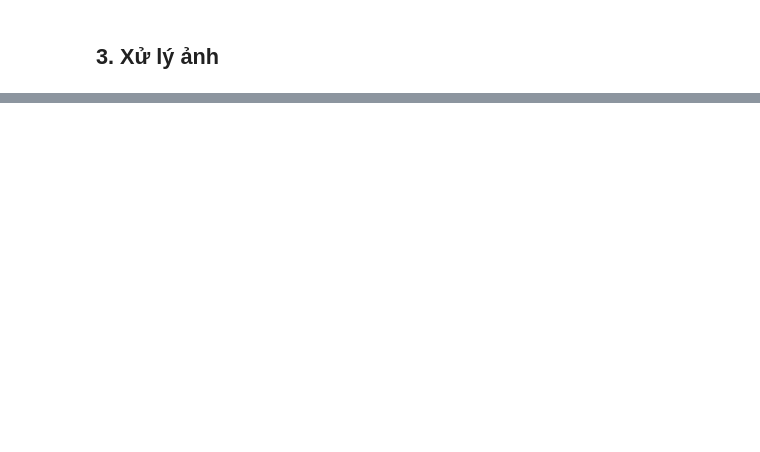
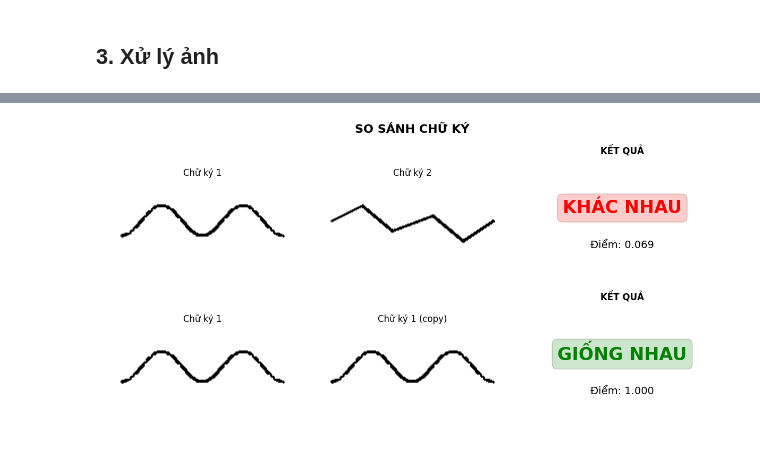
Before and after one commit to Duc-bug/DoanXLAS-Nhom23, a Jupyter notebook: Nhan_Dien_Chu_Ky.ipynb, the cells around one changed output, grey strips where cells are left out. Drawn from its saved outputs; the diff is of its cells as text; code cells hidden in the pictures; blank space fills up the shorter version.

```diff
--- a/Nhan_Dien_Chu_Ky.ipynb
+++ b/Nhan_Dien_Chu_Ky.ipynb
@@ -310,0 +195,75 @@ Ty le tuong dong: 51.6%
+# %%
+# 🎯 SO SÁNH
+
+def compare_simple(img1, img2):
+    """So sánh """
+    # Dùng thuật toán nghiêm ngặt đã tạo
+    similarity, _ = compare_signatures_strict(img1, img2)
+
+    # Ngưỡng 0.75
+    if similarity >= 0.75:
+        return "GIỐNG NHAU", similarity
+    else:
+        return "KHÁC NHAU", similarity
+
+# Test với chữ ký mẫu
+result1, score1 = compare_simple(sig_real, sig_fake)
+result2, score2 = compare_simple(sig_real, sig_real)  # Test với chính nó
+
+# Hiển thị kết quả đơn giản
+plt.figure(figsize=(12, 6))
+
+# Test 1: Real vs Fake
+plt.subplot(2, 3, 1)
+plt.imshow(sig_real, cmap='gray')
+plt.title('Chữ ký 1')
+plt.axis('off')
+
+plt.subplot(2, 3, 2)
+plt.imshow(sig_fake, cmap='gray')
+plt.title('Chữ ký 2')
+plt.axis('off')
+
+plt.subplot(2, 3, 3)
+color1 = 'red' if result1 == "KHÁC NHAU" else 'red'  # Đúng khi khác nhau
+plt.text(0.5, 0.6, result1, ha='center', va='center', fontsize=24, fontweight='bold',
+         color=color1, transform=plt.gca().transAxes,
+         bbox=dict(boxstyle="round,pad=0.3", facecolor=color1, alpha=0.2))
+plt.text(0.5, 0.3, f'Điểm: {score1:.3f}', ha='center', va='center',
+         fontsize=14, transform=plt.gca().transAxes)
+plt.axis('off')
+plt.title('KẾT QUẢ', fontweight='bold')
+
+# Test 2: Real vs Real (giống nhau)
+plt.subplot(2, 3, 4)
+plt.imshow(sig_real, cmap='gray')
+plt.title('Chữ ký 1')
+plt.axis('off')
+
+plt.subplot(2, 3, 5)
+plt.imshow(sig_real, cmap='gray')
+plt.title('Chữ ký 1 (copy)')
+plt.axis('off')
+
+plt.subplot(2, 3, 6)
+color2 = 'green' if result2 == "GIỐNG NHAU" else 'red'  # Đúng khi giống nhau
+plt.text(0.5, 0.6, result2, ha='center', va='center', fontsize=24, fontweight='bold',
+         color=color2, transform=plt.gca().transAxes,
+         bbox=dict(boxstyle="round,pad=0.3", facecolor=color2, alpha=0.2))
+plt.text(0.5, 0.3, f'Điểm: {score2:.3f}', ha='center', va='center',
+         fontsize=14, transform=plt.gca().transAxes)
+plt.axis('off')
+plt.title('KẾT QUẢ', fontweight='bold')
+
+plt.suptitle('SO SÁNH CHỮ KÝ', fontsize=16, fontweight='bold')
+plt.tight_layout()
+plt.show()
+
+print("=" * 50)
+print("🎯 KẾT QUẢ SO SÁNH ĐƠN GIẢN")
+print("=" * 50)
+print(f"Test 1 - Real vs Fake: {result1} (Điểm: {score1:.3f})")
+print(f"Test 2 - Real vs Real: {result2} (Điểm: {score2:.3f})")
+print("=" * 50)
+# %% [output]
+[figure, added]
```
Also changed, not shown: parts of 22 cells of this notebook, 2 other files.
